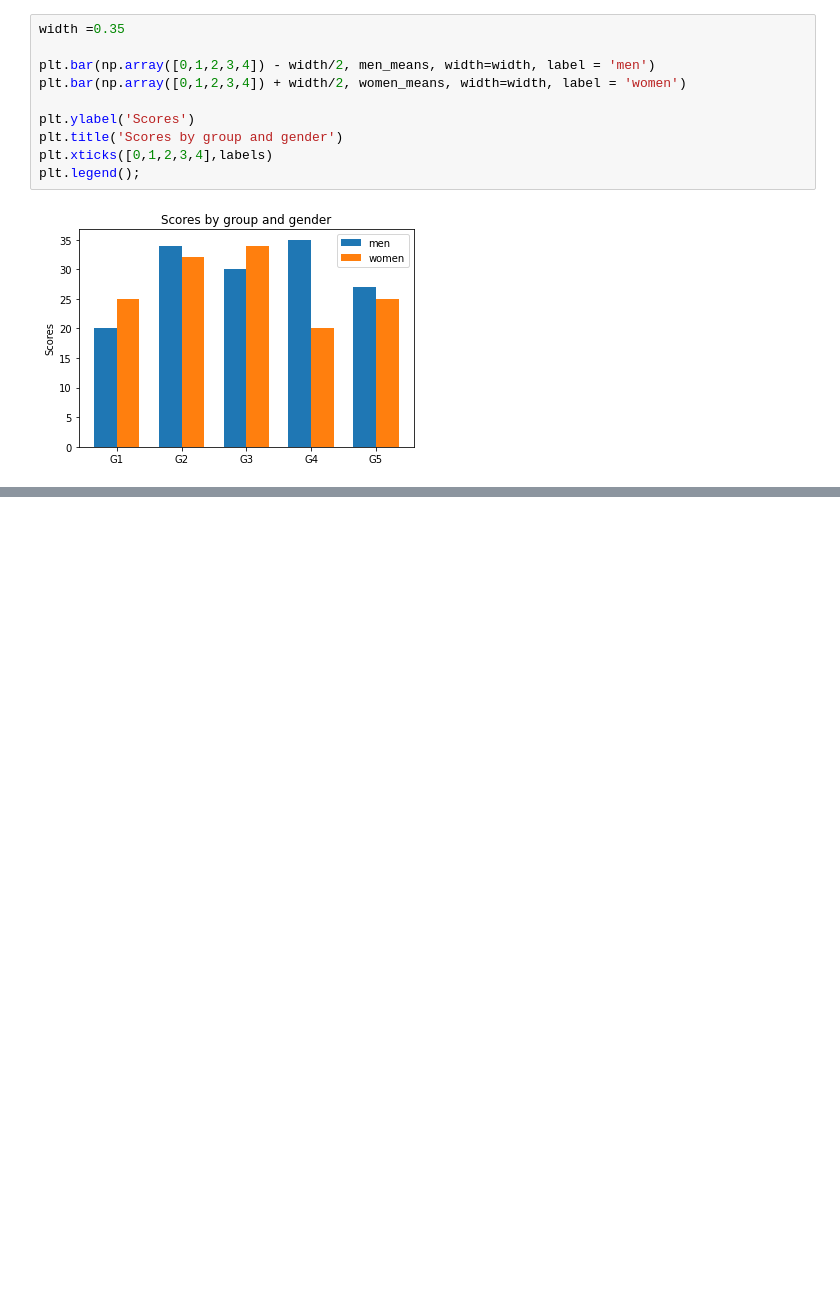
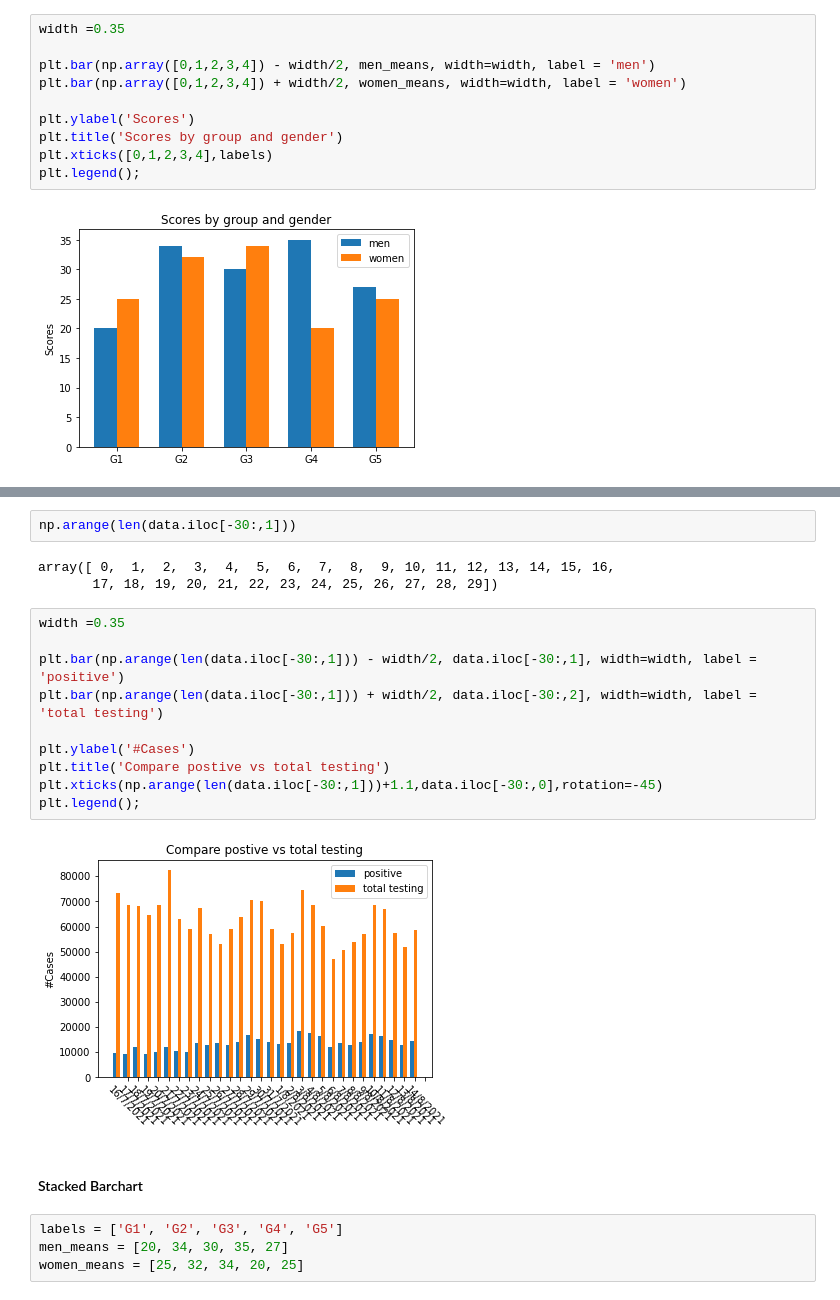
Before and after one commit to tohnperfect/DWDM21, a Jupyter notebook: Data_Visualization.ipynb, the cells around one changed output, grey strips where cells are left out. Saved outputs shown, nothing was run; the diff lists cells and outputs as text; blank space fills up the shorter version.

Commit message:
จบ visualization

```diff
--- a/Data_Visualization.ipynb
+++ b/Data_Visualization.ipynb
@@ -219,0 +240,23 @@ plt.legend();
+# %%
+np.arange(len(data.iloc[-30:,1]))
+# %% [output]
+array([ 0,  1,  2,  3,  4,  5,  6,  7,  8,  9, 10, 11, 12, 13, 14, 15, 16,
+       17, 18, 19, 20, 21, 22, 23, 24, 25, 26, 27, 28, 29])
+# %%
+width =0.35
+
+plt.bar(np.arange(len(data.iloc[-30:,1])) - width/2, data.iloc[-30:,1], width=width, label = 'positive')
+plt.bar(np.arange(len(data.iloc[-30:,1])) + width/2, data.iloc[-30:,2], width=width, label = 'total testing')
+
+plt.ylabel('#Cases')
+plt.title('Compare postive vs total testing')
+plt.xticks(np.arange(len(data.iloc[-30:,1]))+1.1,data.iloc[-30:,0],rotation=-45)
+plt.legend();
+# %% [output]
+[figure, added]
+# %% [markdown]
+#### Stacked Barchart
+# %%
+labels = ['G1', 'G2', 'G3', 'G4', 'G5']
+men_means = [20, 34, 30, 35, 27]
+women_means = [25, 32, 34, 20, 25]
```
Also changed, not shown: parts of 9 cells of this notebook.
